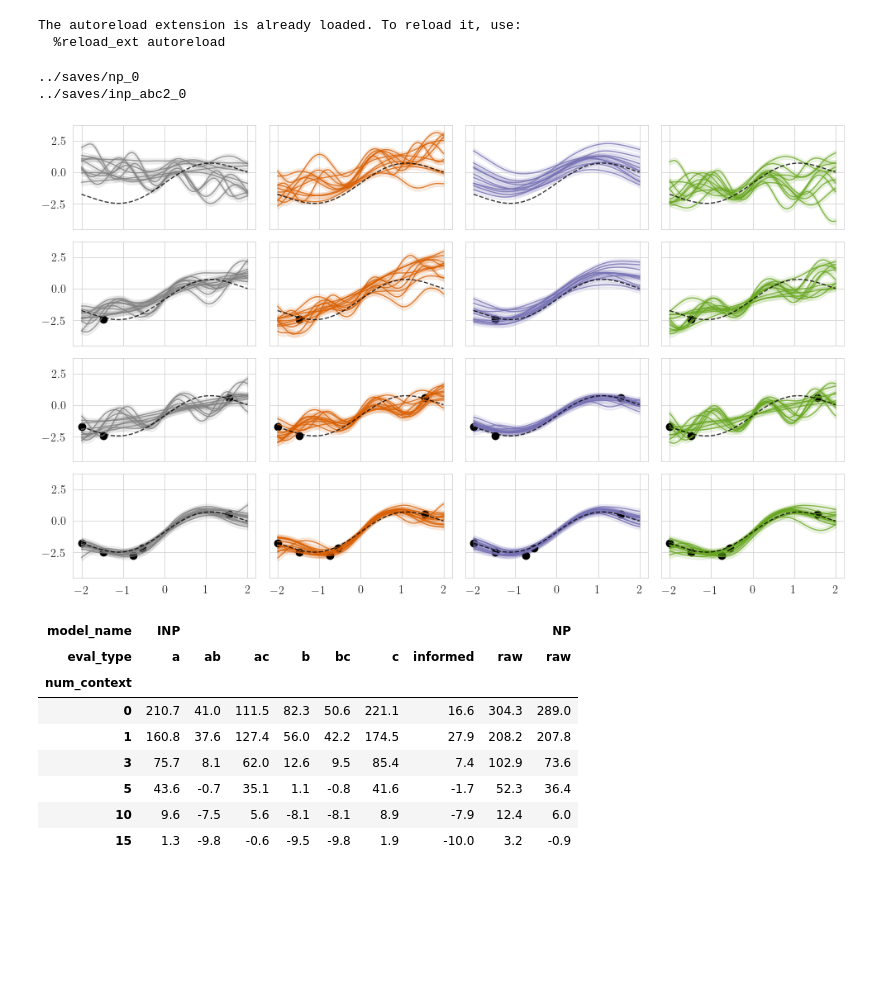
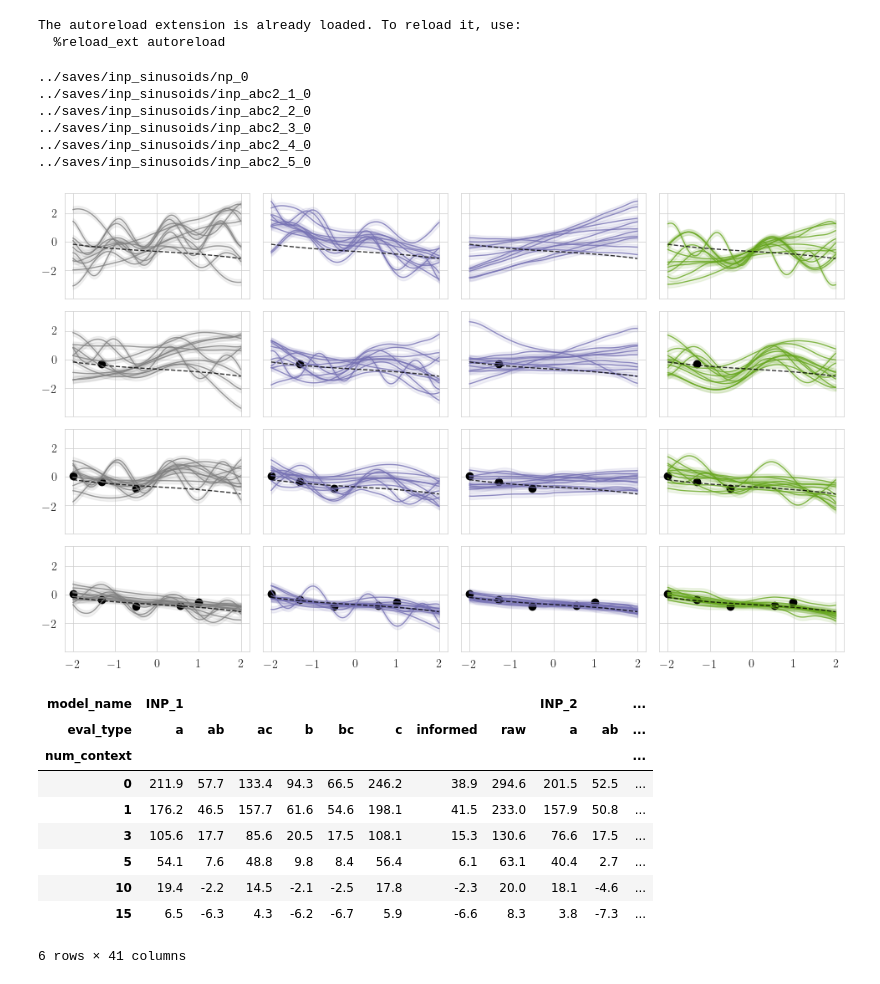
Before and after one commit to kasia-kobalczyk/informed-meta-learning, a Jupyter notebook: evaluation/evaluate_sinusoids.ipynb, the cells around one changed output. Saved outputs shown, nothing was run; the diff lists cells and outputs as text; code cells hidden in the pictures; blank space fills up the shorter version.

```diff
--- a/evaluation/evaluate_sinusoids.ipynb
+++ b/evaluation/evaluate_sinusoids.ipynb
@@ -25,8 +25,8 @@ The autoreload extension is already loaded. To reload it, use:
 # %%
 # Load the models
 save_dirs = {
-    'NP' : '../saves/np_0',
-    'INP' : '../saves/inp_abc2_0',
+    'NP' : '../saves/inp_sinusoids/np_0',
+    'INP' : '../saves/inp_sinusoids/inp_abc2_1_0'
 }
 
 models = list(save_dirs.keys())
@@ -39,8 +39,12 @@ for model_name, save_dir in save_dirs.items():
 
 model_names = list(model_dict.keys())
 # %% [output]
-../saves/np_0
-../saves/inp_abc2_0
+../saves/inp_sinusoids/np_0
+../saves/inp_sinusoids/inp_abc2_1_0
+../saves/inp_sinusoids/inp_abc2_2_0
+../saves/inp_sinusoids/inp_abc2_3_0
+../saves/inp_sinusoids/inp_abc2_4_0
+../saves/inp_sinusoids/inp_abc2_5_0
 # %%
 # Setup the dataloaders
 config = Namespace(
@@ -69,47 +73,47 @@ for batch in data_loader:
     x_target = x_target.to(config.device)
     y_target = y_target.to(config.device)
 
-sample_idx = np.random.choice(list(range(x_target.shape[-2])), max(num_context_ls))
 
 num_context_ls = [0, 1, 3, 5]
+sample_idx = np.random.choice(list(range(x_target.shape[-2])), max(num_context_ls))
 batch_idx = 0
 
 fig, axs = plt.subplots(len(num_context_ls), 4, figsize=(10, 6), sharex=True, sharey=True)
 
 colors = {
     'raw' : 'grey',
-    'a' : 'C1',
+    'a' : 'C2',
     'b' : 'C2',
     'c' : 'C4'
 }
 
 for j, knowledge_type in enumerate(['raw', 'a', 'b', 'c']):
     if knowledge_type == 'raw':
         knowledge = None
     else:
         mask = get_mask(knowledge_type)
         knowledge = full_knowledge * mask
 
     for i, num_context in enumerate(num_context_ls):
         x_context = x_target[:, sample_idx[:num_context], :]
         y_context = y_target[:, sample_idx[:num_context], :]
 
         with torch.no_grad():
             INP_outupts = model_dict['INP'](
                 x_context, y_context, x_target, y_target=y_target, knowledge=knowledge)
 
         plot_predictions(
             axs[i][j], batch_idx, INP_outupts, x_context, y_context, x_target, extras, color=colors[knowledge_type], plot_true=True
         )
 plt.tight_layout()
 plt.show()
 # %% [output]
-[figure, old version]
+[figure, new version]
 # %%
 # Evaluate the models on different knowledge types
 eval_type_ls = ['raw', 'informed', 'a', 'b', 'c', 'ab', 'bc', 'ac']
 
-summary_df, losses = get_summary_df(model_dict, config_dict, data_loader, eval_type_ls, model_names)
+summary_df, losses, outputs_dict = get_summary_df(model_dict, config_dict, data_loader, eval_type_ls, model_names)
 
 summary_df['print_value'] = summary_df['mean'].apply(lambda x: f'{x:.1f}') #+ ' \scriptsize{(' + summary_df['std'].apply(lambda x: f'{x:.1f}') + ')}'
 print_df = summary_df.dropna(subset=['mean']).pivot(
@@ -118,15 +122,16 @@ print_df = summary_df.dropna(subset=['mean']).pivot(
 
 print_df.droplevel(0, axis=0).dropna(axis=1, how='all')
 # %% [output]
-| model_name | INP |  |  |  |  |  |  |  | NP |
-| eval_type | a | ab | ac | b | bc | c | informed | raw | raw |
-| num_context |  |  |  |  |  |  |  |  |  |
-| 0 | 210.7 | 41.0 | 111.5 | 82.3 | 50.6 | 221.1 | 16.6 | 304.3 | 289.0 |
-| 1 | 160.8 | 37.6 | 127.4 | 56.0 | 42.2 | 174.5 | 27.9 | 208.2 | 207.8 |
-| 3 | 75.7 | 8.1 | 62.0 | 12.6 | 9.5 | 85.4 | 7.4 | 102.9 | 73.6 |
-| 5 | 43.6 | -0.7 | 35.1 | 1.1 | -0.8 | 41.6 | -1.7 | 52.3 | 36.4 |
-| 10 | 9.6 | -7.5 | 5.6 | -8.1 | -8.1 | 8.9 | -7.9 | 12.4 | 6.0 |
-| 15 | 1.3 | -9.8 | -0.6 | -9.5 | -9.8 | 1.9 | -10.0 | 3.2 | -0.9 |
+| model_name | INP_1 |  |  |  |  |  |  |  | INP_2 |  | ... |
+| eval_type | a | ab | ac | b | bc | c | informed | raw | a | ab | ... |
+| num_context |  |  |  |  |  |  |  |  |  |  | ... |
+| 0 | 211.9 | 57.7 | 133.4 | 94.3 | 66.5 | 246.2 | 38.9 | 294.6 | 201.5 | 52.5 | ... |
+| 1 | 176.2 | 46.5 | 157.7 | 61.6 | 54.6 | 198.1 | 41.5 | 233.0 | 157.9 | 50.8 | ... |
+| 3 | 105.6 | 17.7 | 85.6 | 20.5 | 17.5 | 108.1 | 15.3 | 130.6 | 76.6 | 17.5 | ... |
+| 5 | 54.1 | 7.6 | 48.8 | 9.8 | 8.4 | 56.4 | 6.1 | 63.1 | 40.4 | 2.7 | ... |
+| 10 | 19.4 | -2.2 | 14.5 | -2.1 | -2.5 | 17.8 | -2.3 | 20.0 | 18.1 | -4.6 | ... |
+| 15 | 6.5 | -6.3 | 4.3 | -6.2 | -6.7 | 5.9 | -6.6 | 8.3 | 3.8 | -7.3 | ... |
+6 rows × 41 columns
 # %%
 plot_df = summary_df[
     (summary_df.model_name.isin(['INP', 'NP'])) &
```
Also changed, not shown: parts of 5 cells of this notebook, 9 other files.
